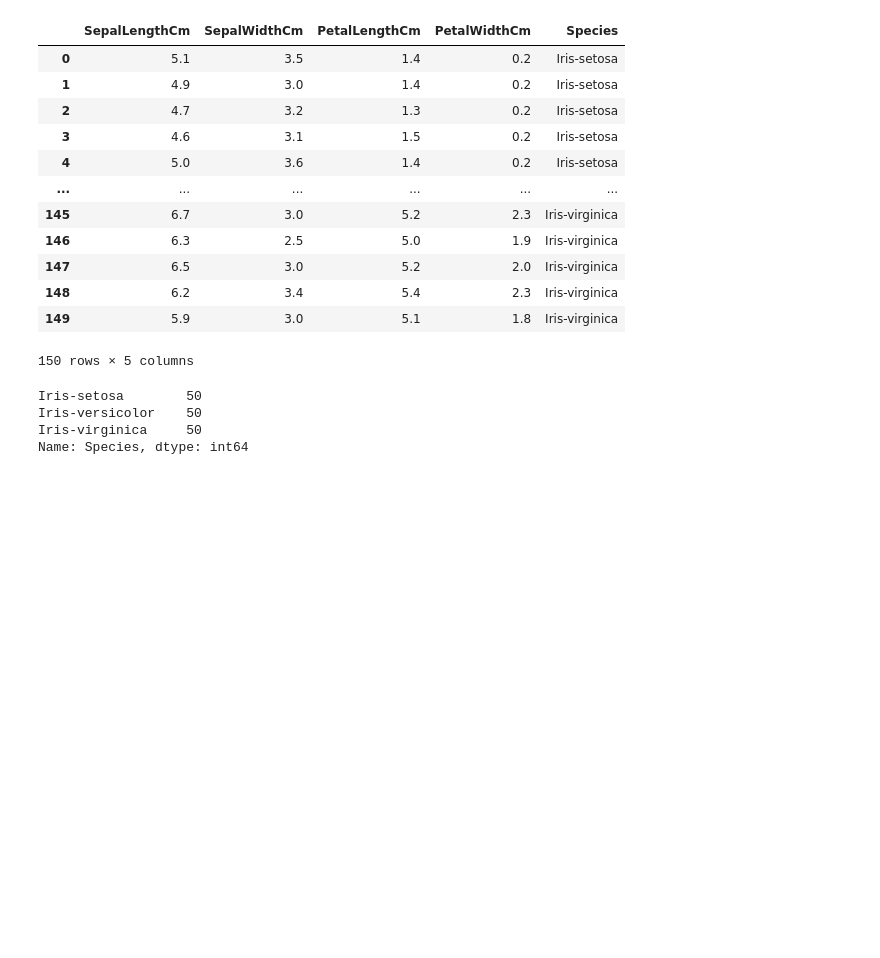
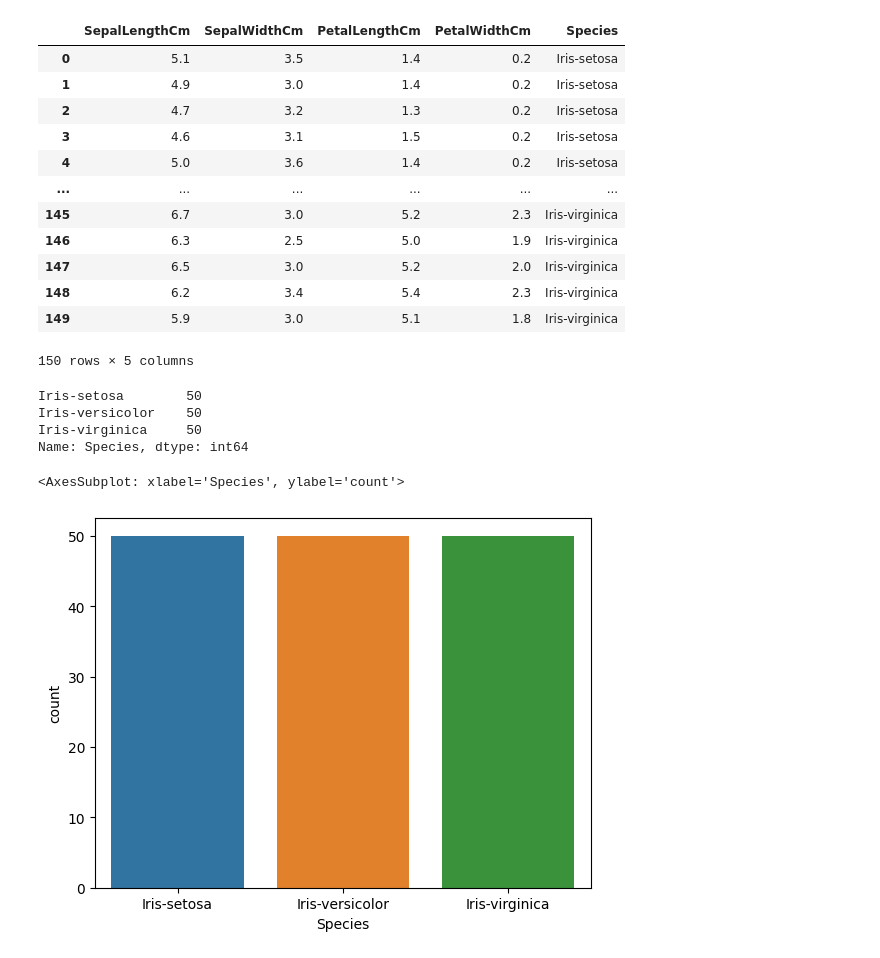
Before and after one commit to AashishKatila/iris_flower_classification, a Jupyter notebook: Iris_Classification.ipynb, the cells around one changed output. Saved outputs shown, nothing was run; the diff lists cells and outputs as text; code cells hidden in the pictures; blank space fills up the shorter version.

```diff
--- a/Iris_Classification.ipynb
+++ b/Iris_Classification.ipynb
@@ -8,6 +8,8 @@ warnings.simplefilter("ignore")
 # %%
 column_names = ["SepalLengthCm","SepalWidthCm","PetalLengthCm","PetalWidthCm","Species"]
-df = pd.read_csv(r'/content/iris.data',names=column_names)
+df = pd.read_csv(r'C:\Users\Aashish\OneDrive\Desktop\ML\Iris Flower Classification\datas\iris.data',names=column_names)
+# df["ID"] = range(1, len(df) + 1)
+# df.set_index("ID", inplace=True)
 df.insert(0, "Id", range(1,len(df)+1))
 df
 # %% [output]
@@ -88,3 +90,8 @@ Iris-setosa        50
 Iris-versicolor    50
 Iris-virginica     50
 Name: Species, dtype: int64
+# %%
+sns.countplot(x=df["Species"])
+# %% [output]
+<AxesSubplot: xlabel='Species', ylabel='count'>
+[figure, added]
```
Also changed, not shown: parts of 17 cells of this notebook.
